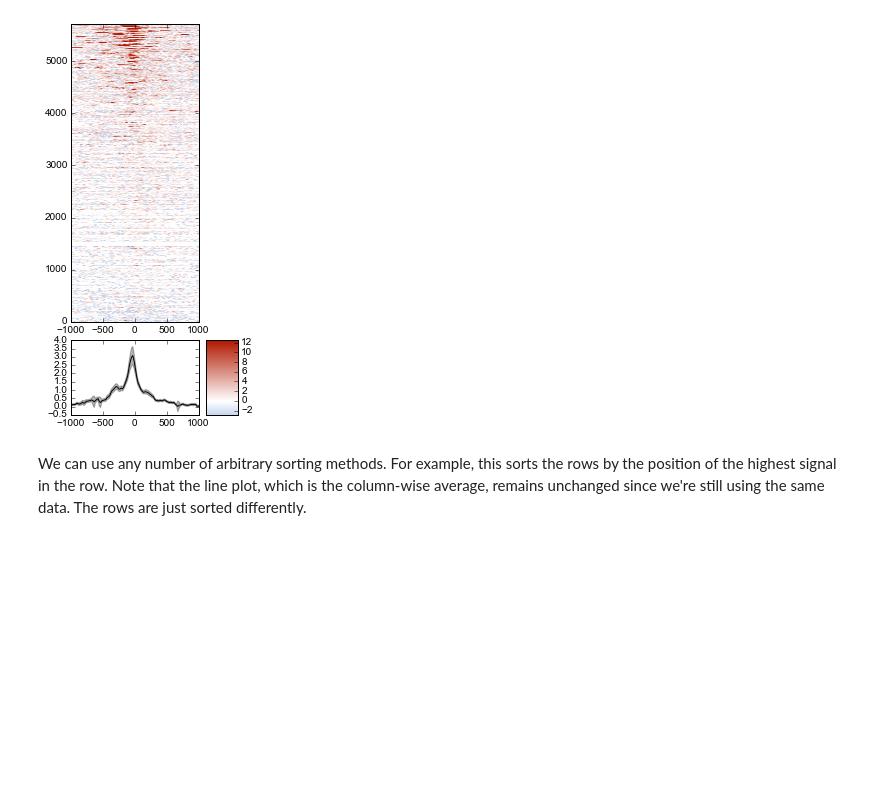
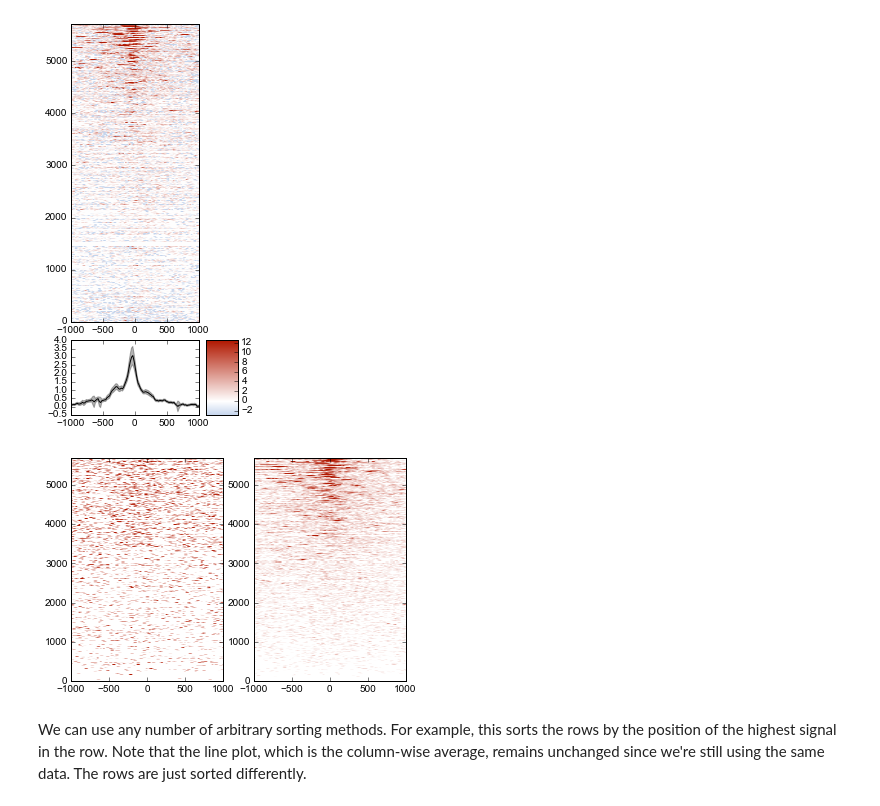
Before and after one commit to daler/metaseq, a Jupyter notebook: doc/source/example_session.ipynb, the cells around one changed output. Cells and saved outputs as stored; diff of their text form; code cells hidden in the pictures; blank space fills up the shorter version.

```diff
--- a/doc/source/example_session.ipynb
+++ b/doc/source/example_session.ipynb
@@ -318,6 +328,30 @@ fig = metaseq.plotutils.imshow(
 )
 # %% [output]
 [figure]
+# %%
+fig = plt.figure()
+ax1 = fig.add_subplot(121)
+ax2 = fig.add_subplot(122)
+sort_by = arrays['ip'].mean(axis=1)
+fig = metaseq.plotutils.imshow(
+    # These are the same arguments as above.
+    arrays['input'],
+    x=x,
+    ax=ax1,
+    vmin=5, vmax=99,  percentile=True,
+    sort_by=sort_by
+
+)
+fig = metaseq.plotutils.imshow(
+    # These are the same arguments as above.
+    arrays['ip'],
+    x=x,
+    ax=ax2,
+    vmin=5, vmax=99,  percentile=True,
+    sort_by=sort_by,
+)
+# %% [output]
+[figure, added]
 # %% [markdown]
 We can use any number of arbitrary sorting methods. For example, this sorts the rows by the position of the highest signal in the row.  Note that the line plot, which is the column-wise average, remains unchanged since we're still using the same data. The rows are just sorted differently.
 # %%
```
Also changed, not shown: parts of 7 cells of this notebook, 8 other files.
